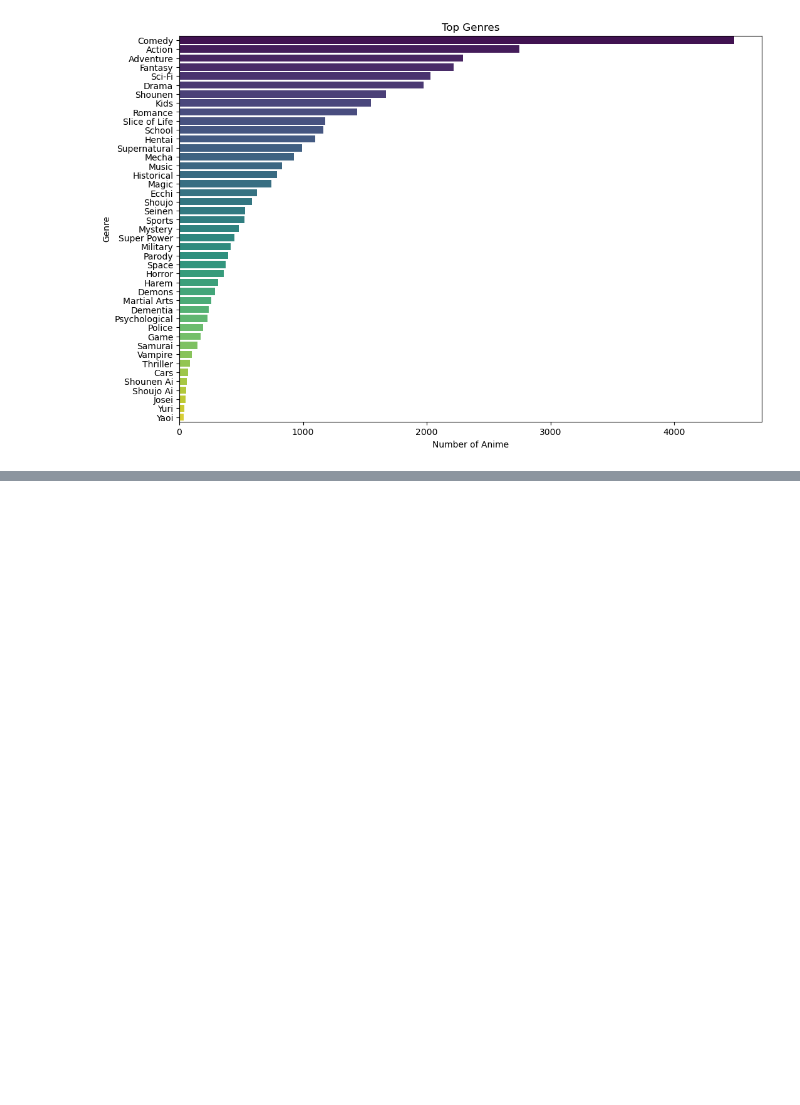
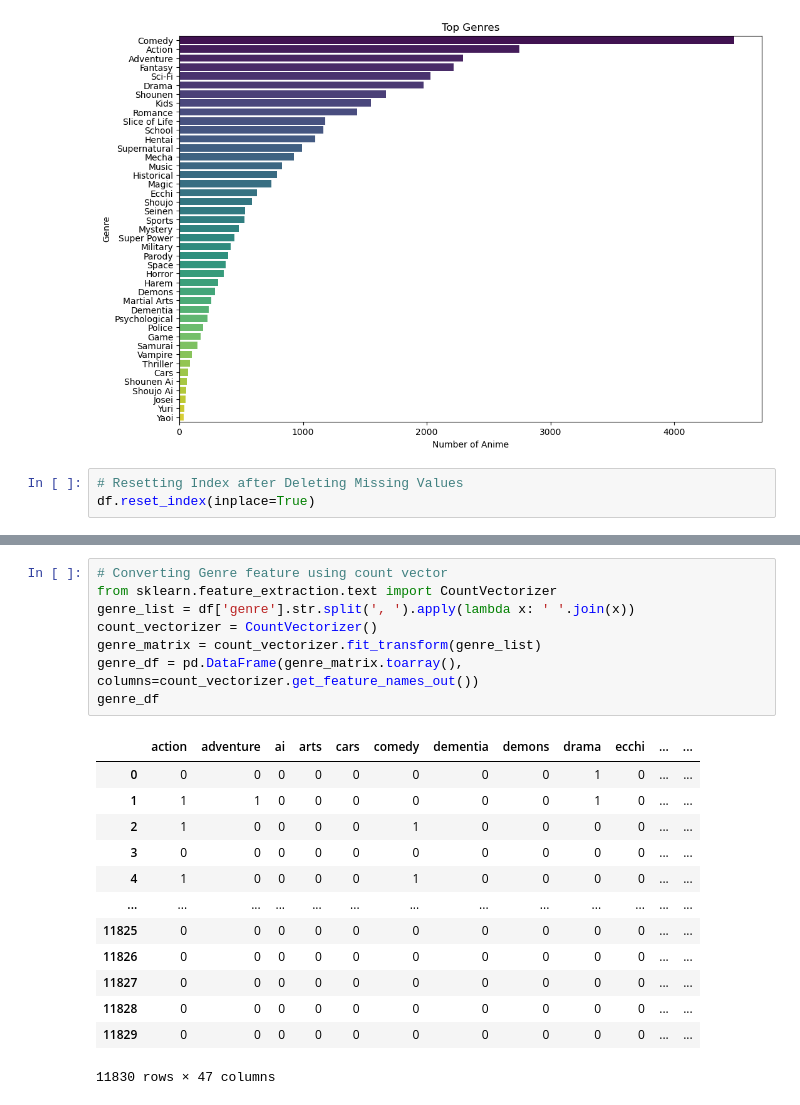
Before and after one commit to Priyanshu501/Assignments, a Jupyter notebook: Recommendation System/Recommendation_System.ipynb, the cells around one changed output, grey strips where cells are left out. Cells and saved outputs as stored; diff of their text form; blank space fills up the shorter version.

```diff
--- a/Recommendation System/Recommendation_System.ipynb
+++ b/Recommendation System/Recommendation_System.ipynb
@@ -163,3 +163,6 @@ plt.ylabel('Genre')
 plt.show()
 # %% [output]
 [figure]
+# %%
+# Resetting Index after Deleting Missing Values
+df.reset_index(inplace=True)
@@ -165,0 +192,22 @@ plt.show()
+# %%
+# Converting Genre feature using count vector
+from sklearn.feature_extraction.text import CountVectorizer
+genre_list = df['genre'].str.split(', ').apply(lambda x: ' '.join(x))
+count_vectorizer = CountVectorizer()
+genre_matrix = count_vectorizer.fit_transform(genre_list)
+genre_df = pd.DataFrame(genre_matrix.toarray(), columns=count_vectorizer.get_feature_names_out())
+genre_df
+# %% [output]
+|  | action | adventure | ai | arts | cars | comedy | dementia | demons | drama | ecchi | ... | ... |
+| 0 | 0 | 0 | 0 | 0 | 0 | 0 | 0 | 0 | 1 | 0 | ... | ... |
+| 1 | 1 | 1 | 0 | 0 | 0 | 0 | 0 | 0 | 1 | 0 | ... | ... |
+| 2 | 1 | 0 | 0 | 0 | 0 | 1 | 0 | 0 | 0 | 0 | ... | ... |
+| 3 | 0 | 0 | 0 | 0 | 0 | 0 | 0 | 0 | 0 | 0 | ... | ... |
+| 4 | 1 | 0 | 0 | 0 | 0 | 1 | 0 | 0 | 0 | 0 | ... | ... |
+| ... | ... | ... | ... | ... | ... | ... | ... | ... | ... | ... | ... | ... |
+| 11825 | 0 | 0 | 0 | 0 | 0 | 0 | 0 | 0 | 0 | 0 | ... | ... |
+| 11826 | 0 | 0 | 0 | 0 | 0 | 0 | 0 | 0 | 0 | 0 | ... | ... |
+| 11827 | 0 | 0 | 0 | 0 | 0 | 0 | 0 | 0 | 0 | 0 | ... | ... |
+| 11828 | 0 | 0 | 0 | 0 | 0 | 0 | 0 | 0 | 0 | 0 | ... | ... |
+| 11829 | 0 | 0 | 0 | 0 | 0 | 0 | 0 | 0 | 0 | 0 | ... | ... |
+11830 rows × 47 columns
```
Also changed, not shown: parts of 7 cells of this notebook.
